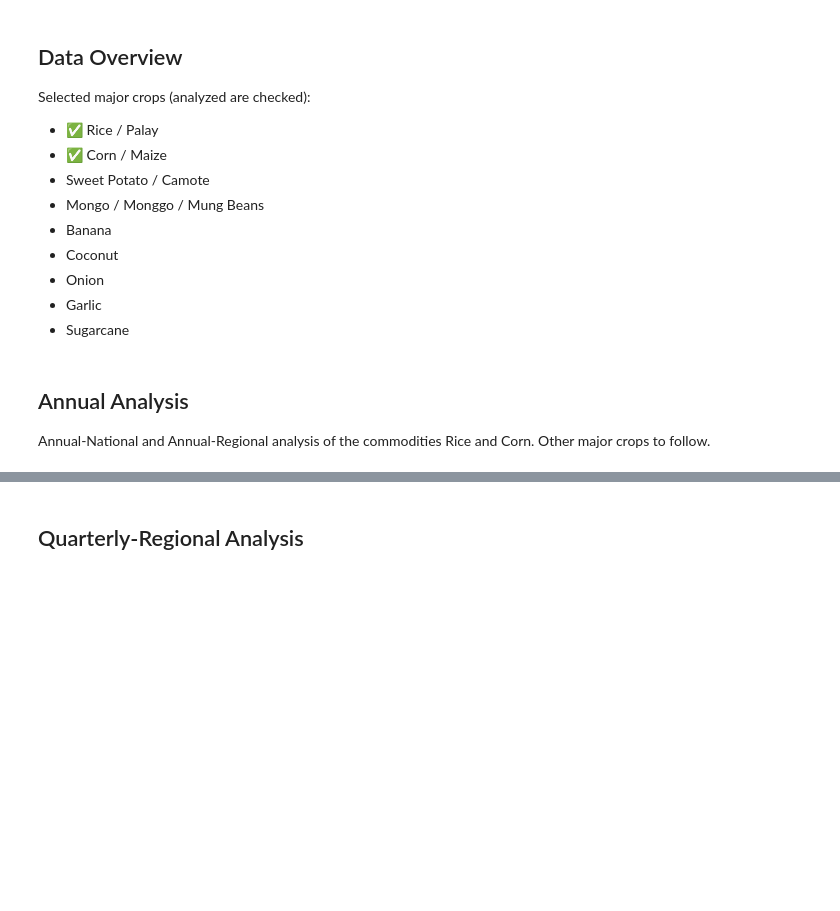
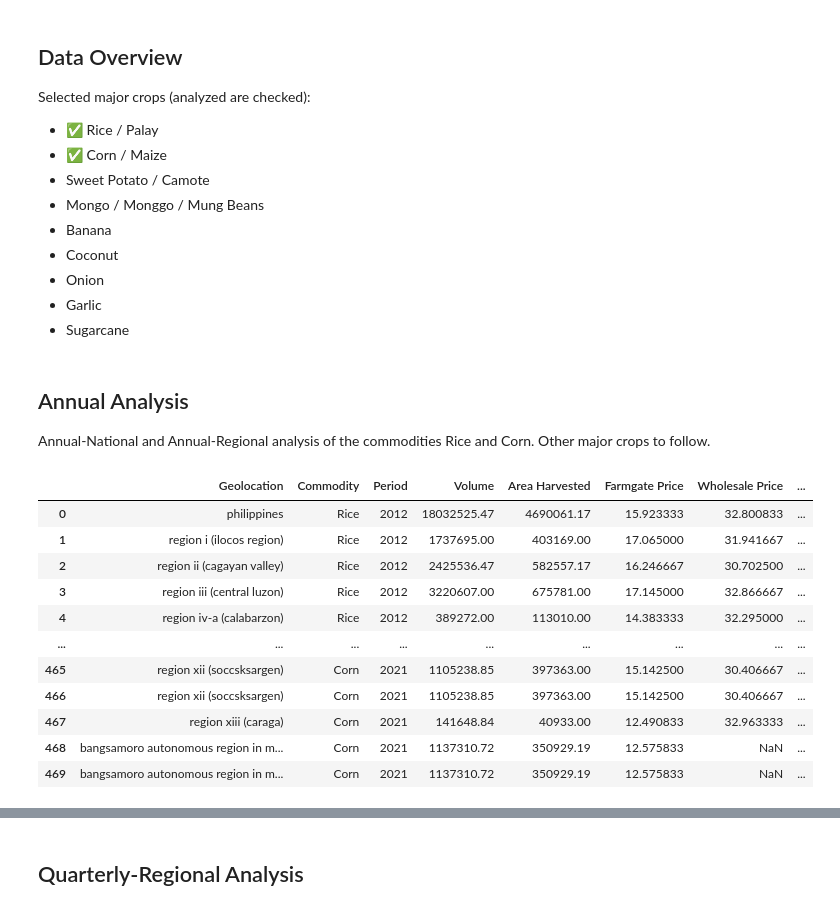
Before and after one commit to Bourbon-Rye/Baesian-Cropability, a Jupyter notebook: data_exploration.ipynb, the cells around one changed output, grey strips where cells are left out. Drawn from its saved outputs; the diff is of its cells as text; code cells hidden in the pictures; blank space fills up the shorter version.

```diff
--- a/data_exploration.ipynb
+++ b/data_exploration.ipynb
@@ -311,71 +311,57 @@ df3 = get_annual_columns(df3, range(2012, 2024), 2)
 df3 = preprocess_baesians_2(df3, {"Well Milled Rice (WMR)": "Rice",
                                   "Corngrits White": "Corn"}, melt_value="Wholesale Price")
 
 # Retail Price of Rice and Corn
 df4 = pd.read_csv("datasets/prices/prices_retail_2012-2023.csv")
 df4 = get_annual_columns(df4, range(2012, 2024), 2)
 df4 = preprocess_baesians_2(df4, {"RICE, REGULAR-MILLED, 1 KG": "Rice",
                                   'WHOLE CORN GRAIN, YELLOW, 1 KG': "Corn"}, melt_value="Retail Price")
 
 # Area Harvested of Rice and Corn
 df5 = pd.read_csv("datasets/agricultural-indicators/area-harvested-palay-corn_quarterly-annual_2010-2023.csv", skiprows=2)
 df5 = filter_period(df5, "Annual")
 df5 = preprocess_baesians_2(df5, {"Palay": "Rice", "Corn": "Corn"}, melt_value="Area Harvested")
 
-# Consumer Price Index (All Income) per Region of Rice
+# Consumer Price Index (All Income) per Region of Rice and Corn
 df6 = pd.read_csv("datasets/price-indices-2018-based/cpi_all-income-households-by-cg-with-backcasting_1994-2023.csv")
 df6 = get_annual_columns(df6, range(2012, 2024), 2)
 df6 = preprocess_baesians_2(df6, {"01.1.1.12 - Rice": "Rice",
                                   "01.1.1.16 - Corn": "Corn"}, melt_value="CPI All Income")
 
-# Consumer Price Index (Bottom 30) per Region of Rice
+# Consumer Price Index (Bottom 30) per Region of Rice and Corn
 df7 = pd.read_csv("datasets/price-indices-2018-based/cpi_bottom-30-by-cg-with-backcasting_2012-2017.csv")
 df7 = preprocess_baesians_2(df7, {"01.1.1.12 - Rice": "Rice", "01.1.1.16 - Corn": "Corn"}, melt_value=None)
 tdf = pd.read_csv("datasets/price-indices-2018-based/cpi_bottom-30-by-cg_2018-2023.csv")
 tdf = preprocess_baesians_2(tdf, {"01.1.1.12 - Rice": "Rice", "01.1.1.16 - Corn": "Corn"}, melt_value=None)
 df7 = pd.merge(df7, tdf, on=["Geolocation", "Commodity"])
 df7 = get_annual_columns(df7, range(2012, 2024), 2)
 df7 = preprocess_baesians_2(df7, {"Rice": "Rice", "Corn": "Corn"}, melt_value="CPI Bottom 30")
 
-# Merge all dfs into a single df NOTE: geolocation must be in lower case
-dfs = [df1, df2, df3, df4, df5, df6, df7]
+# Costs and Returns per Region of Rice and Corn
+df8 = pd.read_csv("datasets/agricultural-indicators/costs-and-returns_rice-and-corn.csv", skiprows=1)
+df8 = df8[df8["Item"] == "NET RETURNS"]
+df8.drop("Item", axis=1, inplace=True)
+df8.rename({"Type": "Commodity"}, axis=1, inplace=True)
+df8 = preprocess_baesians_2(df8, {"All Palay": "Rice", "All Corn": "Corn"}, melt_value="Net Returns")
+df8 = df8[df8["Period"].str.contains("Average")]
+df8["Period"] = df8["Period"].apply(lambda x: x.split()[1])
+
+# Merge all dfs into a single df
+# NOTE: Remove df8 or add more year data or commodities to increase number of samples
+dfs = [df1, df2, df3, df4, df5, df6, df7, df8]
 df = functools.reduce(lambda left, right: pd.merge(left, right), dfs)
 move_column(df, "Area Harvested", 4)
-
-# Poverty Incidence per Region
-df8 = pd.read_csv("datasets/poverty_incidence.csv", skiprows=1)
-df8["Commodity"] = "Rice"
-df8 = preprocess_baesians_2(df8, {"Rice": "Rice"}, melt_value="Poverty Incidence")
-df8.drop("Commodity", axis=1, inplace=True)
-
-# df = pd.merge(df, df8) # NOTE: Poverty Incidence only on 2015, 2018, 2021
-
-# Enrollment Rate per Region
-df9 = pd.read_csv("datasets/enrollment.csv")
-df9["Geolocation"] = df["Geolocation"].str.lower().replace(region_short_to_short_long)
-df9 = df9.filter(regex="Geolocation|Both Sexes")
-df9.rename(lambda x: x.split()[2] if "Both" in x else x, axis=1, inplace=True)
-df9 = df9.melt(["Geolocation"], df9.columns[1:], "Period", "Enrollment Rate")
-
-df = pd.merge(df, df9)
-
-# for x in ["Volume", "Area Harvested"]:
-#     for y in ["Retail Price", "Wholesale Price", "Farmgate Price", "CPI All Income", "CPI Bottom 30"]:
-#         fig = px.scatter(df, x=x, y=y)
-#         # fig.show()
-
-# # Correlation Matrix for Annual-Regions
-df.info()
-df = df[df["Commodity"] == "Rice"]
-contingency = df.iloc[:, 3:].corr(method="spearman")
-cont_1 = contingency.iloc[:5, 5:]
-fig = px.imshow(cont_1, text_auto=True)
-fig.show()
-
-# contingency = df.iloc[:, 3:].corr(method="spearman")
-# cont_1 = contingency.iloc[:3, 3:]
-# fig = px.imshow(cont_1, text_auto=True)
-# fig.show()
-
-# contingency
+df
 # %% [output]
+|  | Geolocation | Commodity | Period | Volume | Area Harvested | Farmgate Price | Wholesale Price | ... |
+| 0 | philippines | Rice | 2012 | 18032525.47 | 4690061.17 | 15.923333 | 32.800833 | ... |
+| 1 | region i (ilocos region) | Rice | 2012 | 1737695.00 | 403169.00 | 17.065000 | 31.941667 | ... |
+| 2 | region ii (cagayan valley) | Rice | 2012 | 2425536.47 | 582557.17 | 16.246667 | 30.702500 | ... |
+| 3 | region iii (central luzon) | Rice | 2012 | 3220607.00 | 675781.00 | 17.145000 | 32.866667 | ... |
+| 4 | region iv-a (calabarzon) | Rice | 2012 | 389272.00 | 113010.00 | 14.383333 | 32.295000 | ... |
+| ... | ... | ... | ... | ... | ... | ... | ... | ... |
+| 465 | region xii (soccsksargen) | Corn | 2021 | 1105238.85 | 397363.00 | 15.142500 | 30.406667 | ... |
+| 466 | region xii (soccsksargen) | Corn | 2021 | 1105238.85 | 397363.00 | 15.142500 | 30.406667 | ... |
+| 467 | region xiii (caraga) | Corn | 2021 | 141648.84 | 40933.00 | 12.490833 | 32.963333 | ... |
+| 468 | bangsamoro autonomous region in m... | Corn | 2021 | 1137310.72 | 350929.19 | 12.575833 | NaN | ... |
+| 469 | bangsamoro autonomous region in m... | Corn | 2021 | 1137310.72 | 350929.19 | 12.575833 | NaN | ... |
```
Also changed, not shown: parts of 2 cells of this notebook.
